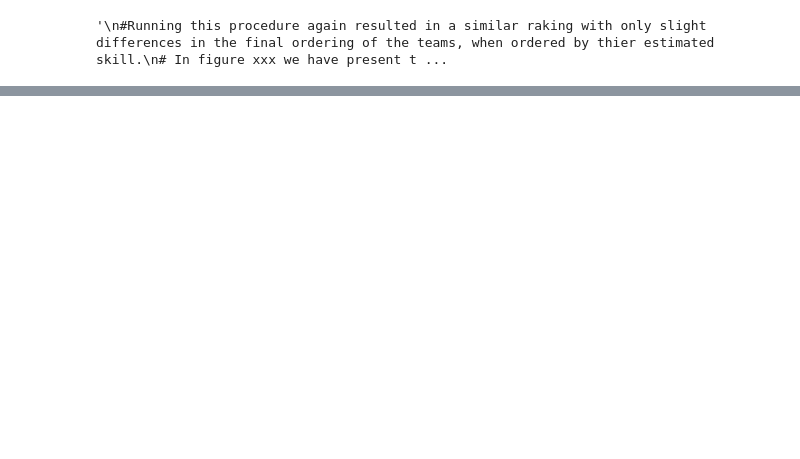
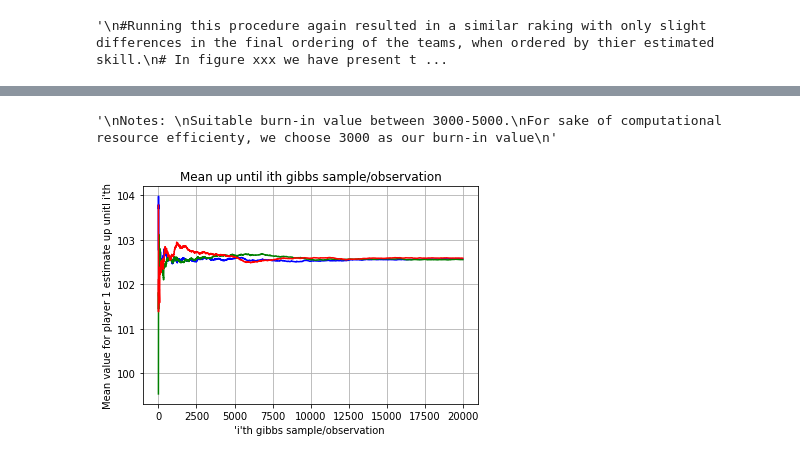
Before and after one commit to MohammedAlJaff/adv_prob_ml_mini_project_2020, a Jupyter notebook: MiniP Q4-5-6.ipynb, the cells around one changed output, grey strips where cells are left out. Drawn from its saved outputs; the diff is of its cells as text; code cells hidden in the pictures; blank space fills up the shorter version.

```diff
--- a/MiniP Q4-5-6.ipynb
+++ b/MiniP Q4-5-6.ipynb
@@ -378,24 +363,27 @@ plt.plot(mean_vector_3, color='red')
 # %%
 # Q.4a
 
 plt.grid()
 #plotting mean of all observed values up until the i'th obs
 
 plt.plot(mean_vector_1[:20000], color='blue')
 plt.plot(mean_vector_2[:20000], color='green')
 plt.plot(mean_vector_3[:20000], color='red')
 
 
-plt.title("mean up until ith gibbs sample/observation")
+plt.title("Mean up until ith gibbs sample/observation")
 plt.xlabel("'i'th gibbs sample/observation ")
-plt.ylabel("mean up unitl i'th")
+plt.ylabel("Mean value for player 1 estimate up unitl i'th")
 
 
 '''
 Notes:
 Suitable burn-in value between 3000-5000.
 For sake of computational resource efficienty, we choose 3000 as our burn-in value
 '''
+# %% [output]
+'\nNotes: \nSuitable burn-in value between 3000-5000.\nFor sake of computational resource efficienty, we choose 3000 as our burn-in value\n'
+[figure, added]
 # %%
 # Q.4a
 burn_in_indx = 3000
```
Also changed, not shown: parts of 13 cells of this notebook, 8 other files.
